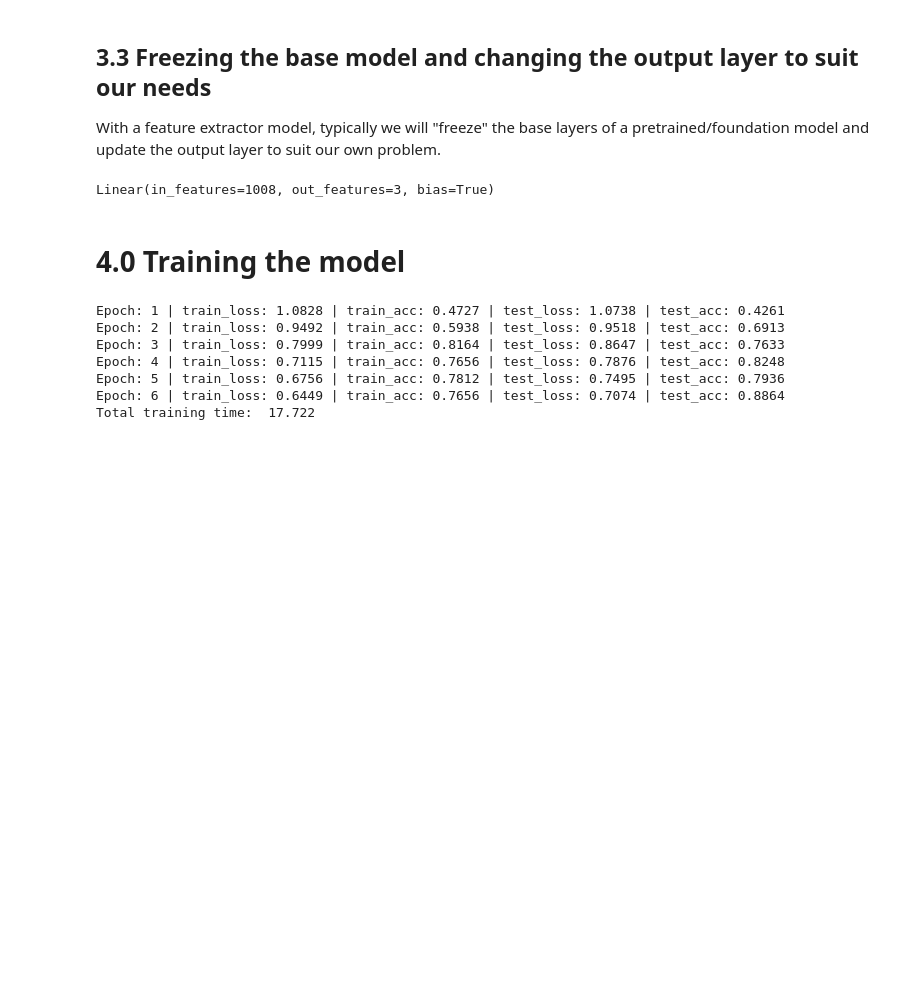
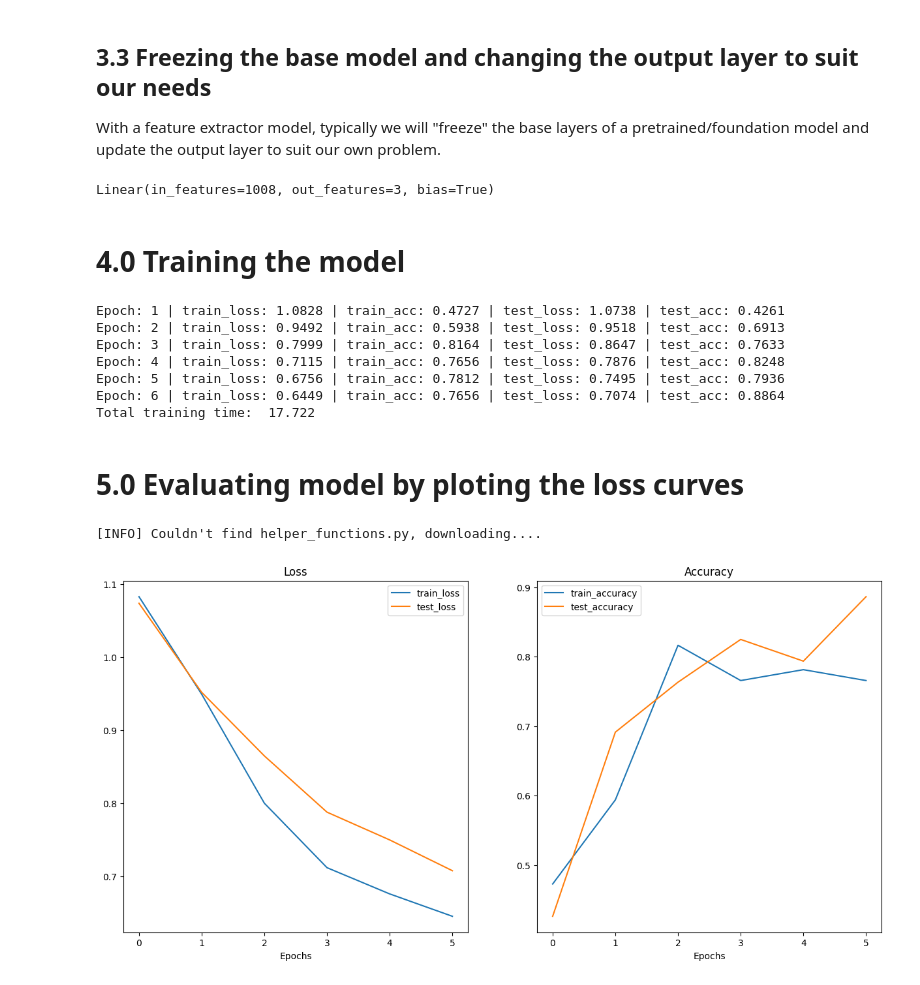
Before and after one commit to Muntasir2179/pytorch-learnig, a Jupyter notebook: 06_pytorch_transfer_learning.ipynb, the cells around one changed output. Saved outputs shown, nothing was run; the diff lists cells and outputs as text; code cells hidden in the pictures; blank space fills up the shorter version.

```diff
--- a/06_pytorch_transfer_learning.ipynb
+++ b/06_pytorch_transfer_learning.ipynb
@@ -338,3 +338,22 @@ Epoch: 4 | train_loss: 0.7115 | train_acc: 0.7656 | test_loss: 0.7876 | test_acc
 Epoch: 5 | train_loss: 0.6756 | train_acc: 0.7812 | test_loss: 0.7495 | test_acc: 0.7936
 Epoch: 6 | train_loss: 0.6449 | train_acc: 0.7656 | test_loss: 0.7074 | test_acc: 0.8864
 Total training time:  17.722
+# %% [markdown]
+# 5.0 Evaluating model by ploting the loss curves
+# %%
+try:
+  from helper_functions import plot_loss_curves
+except:
+  print("[INFO] Couldn't find helper_functions.py, downloading....")
+  with open("helper_functions.py", "wb") as f:
+    import requests
+    response = requests.get(url="https://github.com/mrdbourke/pytorch-deep-learning/raw/main/helper_functions.py")
+    f.write(response.content)
+  f.close()
+  from helper_functions import plot_loss_curves
+
+# plot the loss curves
+plot_loss_curves(results)
+# %% [output]
+[INFO] Couldn't find helper_functions.py, downloading....
+[figure, added]
```
Also changed, not shown: parts of 2 cells of this notebook.
